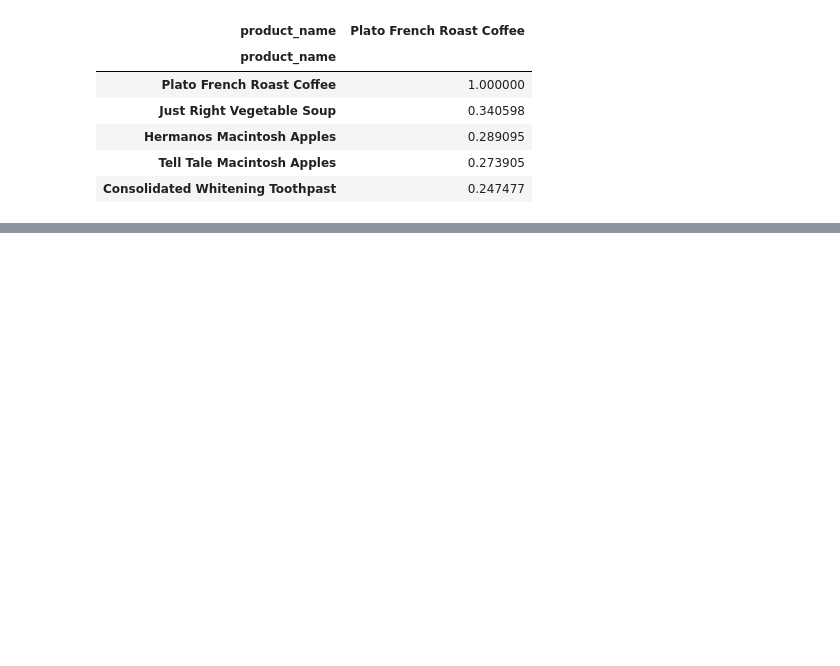
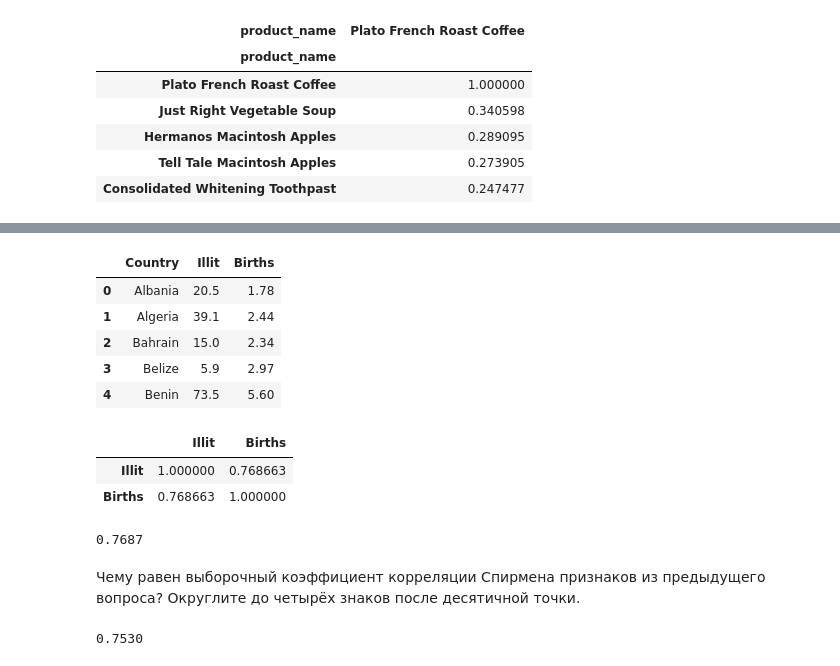
Before and after one commit to kcostya/mipt, a Jupyter notebook: stats-for-data-analysis/week-3-regularities/notebooks/stat.correlation.ipynb, the cells around one changed output, grey strips where cells are left out. Cells and saved outputs as stored; diff of their text form; code cells hidden in the pictures; blank space fills up the shorter version.

```diff
--- a/stats-for-data-analysis/week-3-regularities/notebooks/stat.correlation.ipynb
+++ b/stats-for-data-analysis/week-3-regularities/notebooks/stat.correlation.ipynb
@@ -118,0 +125,22 @@ sales_correlation[[product_name]].sort_values(product_name, ascending = False).h
+# %%
+data = pd.read_table('illiteracy.txt')
+data.head()
+# %% [output]
+|  | Country | Illit | Births |
+| 0 | Albania | 20.5 | 1.78 |
+| 1 | Algeria | 39.1 | 2.44 |
+| 2 | Bahrain | 15.0 | 2.34 |
+| 3 | Belize | 5.9 | 2.97 |
+| 4 | Benin | 73.5 | 5.60 |
+# %%
+data.corr()
+# %% [output]
+|  | Illit | Births |
+| Illit | 1.000000 | 0.768663 |
+| Births | 0.768663 | 1.000000 |
+# %%
+round(data.corr().Illit[1], 4)
+# %% [output]
+0.7687
+# %% [markdown]
+Чему равен выборочный коэффициент корреляции Спирмена признаков из предыдущего вопроса? Округлите до четырёх знаков после десятичной точки.
@@ -118,0 +149,4 @@ sales_correlation[[product_name]].sort_values(product_name, ascending = False).h
+# %%
+print("{:.4f}".format(spearmanr(data.Illit, data.Births).correlation))
+# %% [output]
+0.7530
```
Also changed, not shown: parts of 3 cells of this notebook, 1 other file.
